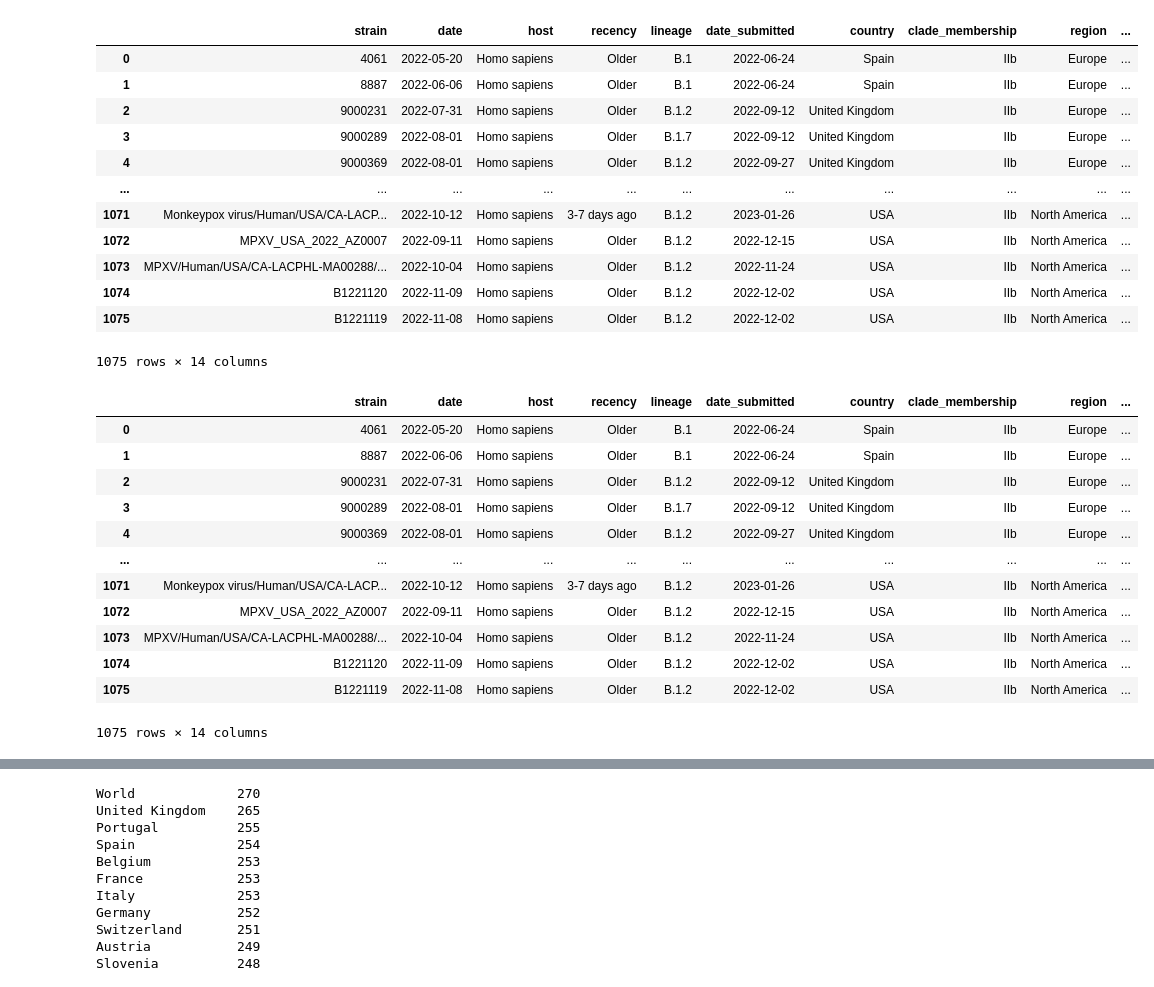
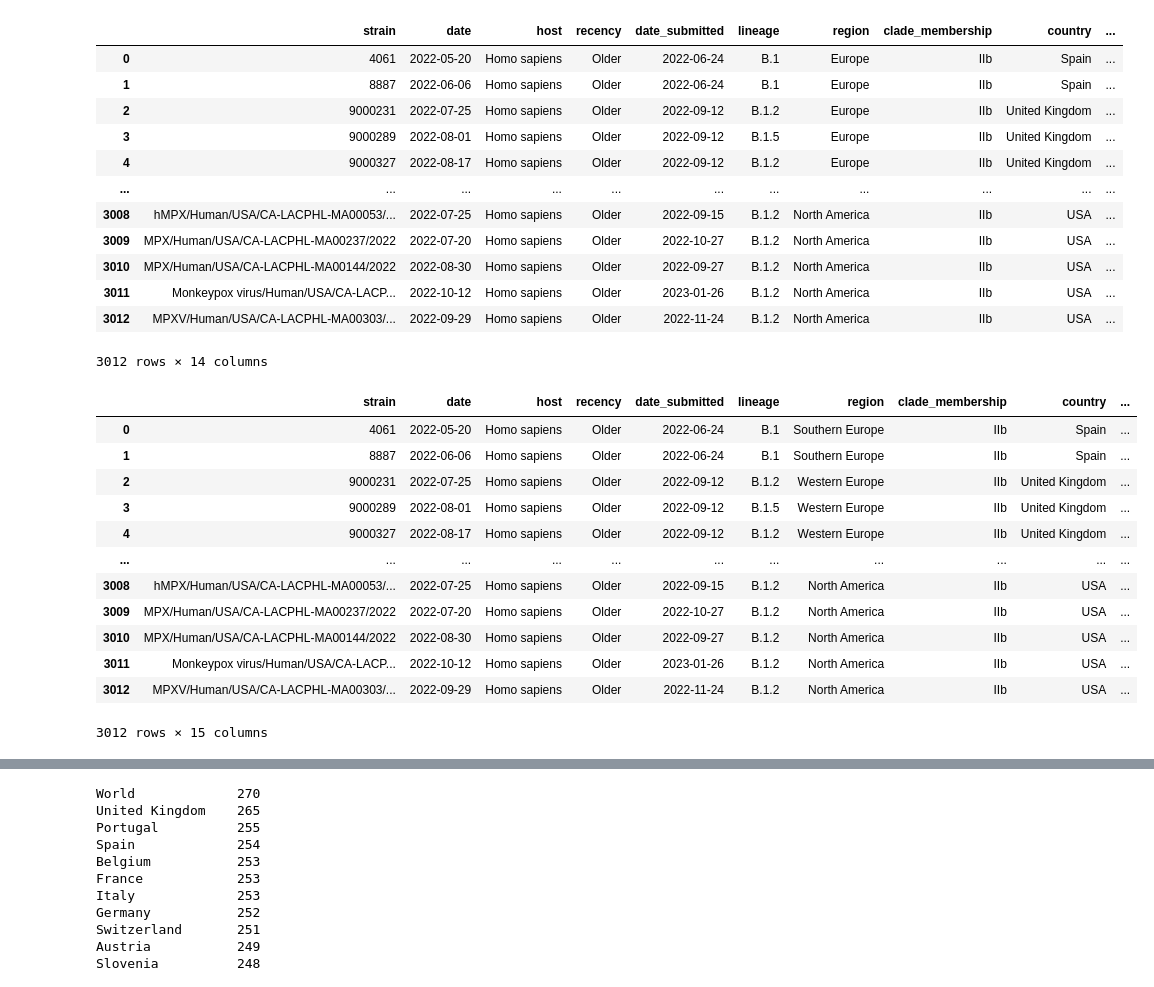
Before and after one commit to blab/mpox-dynamics, a Jupyter notebook: scripts/descriptive_figures.ipynb, the cells around one changed output, grey strips where cells are left out. Drawn from its saved outputs; the diff is of its cells as text; code cells hidden in the pictures.

```diff
--- a/scripts/descriptive_figures.ipynb
+++ b/scripts/descriptive_figures.ipynb
@@ -6,2 +7,2 @@ import matplotlib as plt
 # %%
-metadata = pd.read_csv("../monkeypox-build/data/nextstrain__metadata_1000.tsv", sep = "\t")
+metadata = pd.read_csv("../monkeypox-build/data/nextstrain__metadata_3000.tsv", sep = "\t")
@@ -10,38 +9,63 @@ meta_b = metadata[metadata.lineage.str.contains('^B.*')==True]
 # %%
+meta_b = metadata[metadata.lineage.str.contains('^B.*')==True]
 meta_b = meta_b[meta_b['date'].notna()]
 meta_b["year_month"] = meta_b['date'].str.rsplit("-", 1).str[-0].tolist()
 meta_b = meta_b[meta_b.year_month.str.contains('XX*')==False]
 meta_b
 # %% [output]
-|  | strain | date | host | recency | lineage | date_submitted | country | clade_membership | region | ... |
-| 0 | 4061 | 2022-05-20 | Homo sapiens | Older | B.1 | 2022-06-24 | Spain | IIb | Europe | ... |
-| 1 | 8887 | 2022-06-06 | Homo sapiens | Older | B.1 | 2022-06-24 | Spain | IIb | Europe | ... |
-| 2 | 9000231 | 2022-07-31 | Homo sapiens | Older | B.1.2 | 2022-09-12 | United Kingdom | IIb | Europe | ... |
-| 3 | 9000289 | 2022-08-01 | Homo sapiens | Older | B.1.7 | 2022-09-12 | United Kingdom | IIb | Europe | ... |
-| 4 | 9000369 | 2022-08-01 | Homo sapiens | Older | B.1.2 | 2022-09-27 | United Kingdom | IIb | Europe | ... |
+|  | strain | date | host | recency | date_submitted | lineage | region | clade_membership | country | ... |
+| 0 | 4061 | 2022-05-20 | Homo sapiens | Older | 2022-06-24 | B.1 | Europe | IIb | Spain | ... |
+| 1 | 8887 | 2022-06-06 | Homo sapiens | Older | 2022-06-24 | B.1 | Europe | IIb | Spain | ... |
+| 2 | 9000231 | 2022-07-25 | Homo sapiens | Older | 2022-09-12 | B.1.2 | Europe | IIb | United Kingdom | ... |
+| 3 | 9000289 | 2022-08-01 | Homo sapiens | Older | 2022-09-12 | B.1.5 | Europe | IIb | United Kingdom | ... |
+| 4 | 9000327 | 2022-08-17 | Homo sapiens | Older | 2022-09-12 | B.1.2 | Europe | IIb | United Kingdom | ... |
 | ... | ... | ... | ... | ... | ... | ... | ... | ... | ... | ... |
-| 1071 | Monkeypox virus/Human/USA/CA-LACP... | 2022-10-12 | Homo sapiens | 3-7 days ago | B.1.2 | 2023-01-26 | USA | IIb | North America | ... |
-| 1072 | MPXV_USA_2022_AZ0007 | 2022-09-11 | Homo sapiens | Older | B.1.2 | 2022-12-15 | USA | IIb | North America | ... |
-| 1073 | MPXV/Human/USA/CA-LACPHL-MA00288/... | 2022-10-04 | Homo sapiens | Older | B.1.2 | 2022-11-24 | USA | IIb | North America | ... |
-| 1074 | B1221120 | 2022-11-09 | Homo sapiens | Older | B.1.2 | 2022-12-02 | USA | IIb | North America | ... |
-| 1075 | B1221119 | 2022-11-08 | Homo sapiens | Older | B.1.2 | 2022-12-02 | USA | IIb | North America | ... |
+| 3008 | hMPX/Human/USA/CA-LACPHL-MA00053/... | 2022-07-25 | Homo sapiens | Older | 2022-09-15 | B.1.2 | North America | IIb | USA | ... |
+| 3009 | MPX/Human/USA/CA-LACPHL-MA00237/2022 | 2022-07-20 | Homo sapiens | Older | 2022-10-27 | B.1.2 | North America | IIb | USA | ... |
+| 3010 | MPX/Human/USA/CA-LACPHL-MA00144/2022 | 2022-08-30 | Homo sapiens | Older | 2022-09-27 | B.1.2 | North America | IIb | USA | ... |
+| 3011 | Monkeypox virus/Human/USA/CA-LACP... | 2022-10-12 | Homo sapiens | Older | 2023-01-26 | B.1.2 | North America | IIb | USA | ... |
+| 3012 | MPXV/Human/USA/CA-LACPHL-MA00303/... | 2022-09-29 | Homo sapiens | Older | 2022-11-24 | B.1.2 | North America | IIb | USA | ... |
-1075 rows × 14 columns
+3012 rows × 14 columns
 # %%
+region = {'Canada':'North America',
+          'USA':'North America',
+         'Finland':'Northern Europe',
+           'Austria': 'Western Europe',
+        'Germany':'Western Europe',
+        'Switzerland':'Western Europe',
+         'United Kingdom':'Western Europe',
+        'France':'Western Europe',
+        'Belgium':'Western Europe',
+        'Netherlands':'Western Europe',
+        'Slovakia':'Central Europe',
+        'Slovenia':'Central Europe',
+        'Italy':'Southern Europe',
+        'Portugal':'Southern Europe',
+        'Spain':'Southern Europe',
+         'Colombia':'South America',
+
+        'Peru':'South America'}
+
 country_list = meta_b.country.value_counts().loc[lambda x: x>5].index.tolist()
 meta_b = meta_b[meta_b.country.isin(country_list)]
 meta_b = meta_b[meta_b.country != "Brazil"]
+meta_b = meta_b[meta_b.country != "Netherlands"]
+meta_b["region"] = np.nan
+meta_b.region = meta_b.country.map(region)
+#meta_b = meta_b.dropna()
+
 meta_b
 # %% [output]
-|  | strain | date | host | recency | lineage | date_submitted | country | clade_membership | region | ... |
-| 0 | 4061 | 2022-05-20 | Homo sapiens | Older | B.1 | 2022-06-24 | Spain | IIb | Europe | ... |
-| 1 | 8887 | 2022-06-06 | Homo sapiens | Older | B.1 | 2022-06-24 | Spain | IIb | Europe | ... |
-| 2 | 9000231 | 2022-07-31 | Homo sapiens | Older | B.1.2 | 2022-09-12 | United Kingdom | IIb | Europe | ... |
-| 3 | 9000289 | 2022-08-01 | Homo sapiens | Older | B.1.7 | 2022-09-12 | United Kingdom | IIb | Europe | ... |
-| 4 | 9000369 | 2022-08-01 | Homo sapiens | Older | B.1.2 | 2022-09-27 | United Kingdom | IIb | Europe | ... |
+|  | strain | date | host | recency | date_submitted | lineage | region | clade_membership | country | ... |
+| 0 | 4061 | 2022-05-20 | Homo sapiens | Older | 2022-06-24 | B.1 | Southern Europe | IIb | Spain | ... |
+| 1 | 8887 | 2022-06-06 | Homo sapiens | Older | 2022-06-24 | B.1 | Southern Europe | IIb | Spain | ... |
+| 2 | 9000231 | 2022-07-25 | Homo sapiens | Older | 2022-09-12 | B.1.2 | Western Europe | IIb | United Kingdom | ... |
+| 3 | 9000289 | 2022-08-01 | Homo sapiens | Older | 2022-09-12 | B.1.5 | Western Europe | IIb | United Kingdom | ... |
+| 4 | 9000327 | 2022-08-17 | Homo sapiens | Older | 2022-09-12 | B.1.2 | Western Europe | IIb | United Kingdom | ... |
 | ... | ... | ... | ... | ... | ... | ... | ... | ... | ... | ... |
-| 1071 | Monkeypox virus/Human/USA/CA-LACP... | 2022-10-12 | Homo sapiens | 3-7 days ago | B.1.2 | 2023-01-26 | USA | IIb | North America | ... |
-| 1072 | MPXV_USA_2022_AZ0007 | 2022-09-11 | Homo sapiens | Older | B.1.2 | 2022-12-15 | USA | IIb | North America | ... |
-| 1073 | MPXV/Human/USA/CA-LACPHL-MA00288/... | 2022-10-04 | Homo sapiens | Older | B.1.2 | 2022-11-24 | USA | IIb | North America | ... |
-| 1074 | B1221120 | 2022-11-09 | Homo sapiens | Older | B.1.2 | 2022-12-02 | USA | IIb | North America | ... |
-| 1075 | B1221119 | 2022-11-08 | Homo sapiens | Older | B.1.2 | 2022-12-02 | USA | IIb | North America | ... |
+| 3008 | hMPX/Human/USA/CA-LACPHL-MA00053/... | 2022-07-25 | Homo sapiens | Older | 2022-09-15 | B.1.2 | North America | IIb | USA | ... |
+| 3009 | MPX/Human/USA/CA-LACPHL-MA00237/2022 | 2022-07-20 | Homo sapiens | Older | 2022-10-27 | B.1.2 | North America | IIb | USA | ... |
+| 3010 | MPX/Human/USA/CA-LACPHL-MA00144/2022 | 2022-08-30 | Homo sapiens | Older | 2022-09-27 | B.1.2 | North America | IIb | USA | ... |
+| 3011 | Monkeypox virus/Human/USA/CA-LACP... | 2022-10-12 | Homo sapiens | Older | 2023-01-26 | B.1.2 | North America | IIb | USA | ... |
+| 3012 | MPXV/Human/USA/CA-LACPHL-MA00303/... | 2022-09-29 | Homo sapiens | Older | 2022-11-24 | B.1.2 | North America | IIb | USA | ... |
-1075 rows × 14 columns
+3012 rows × 15 columns
```
Also changed, not shown: parts of 20 cells of this notebook, 34 other files.
